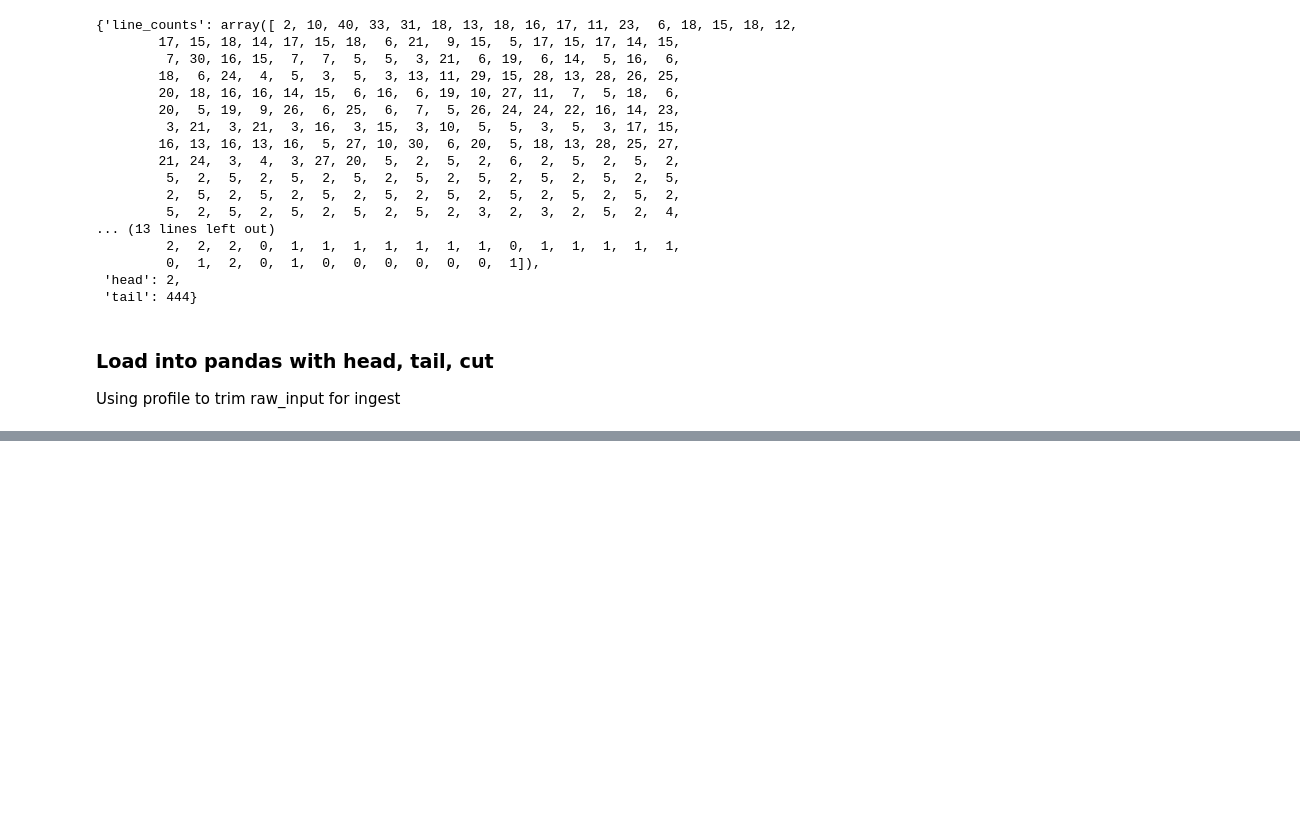
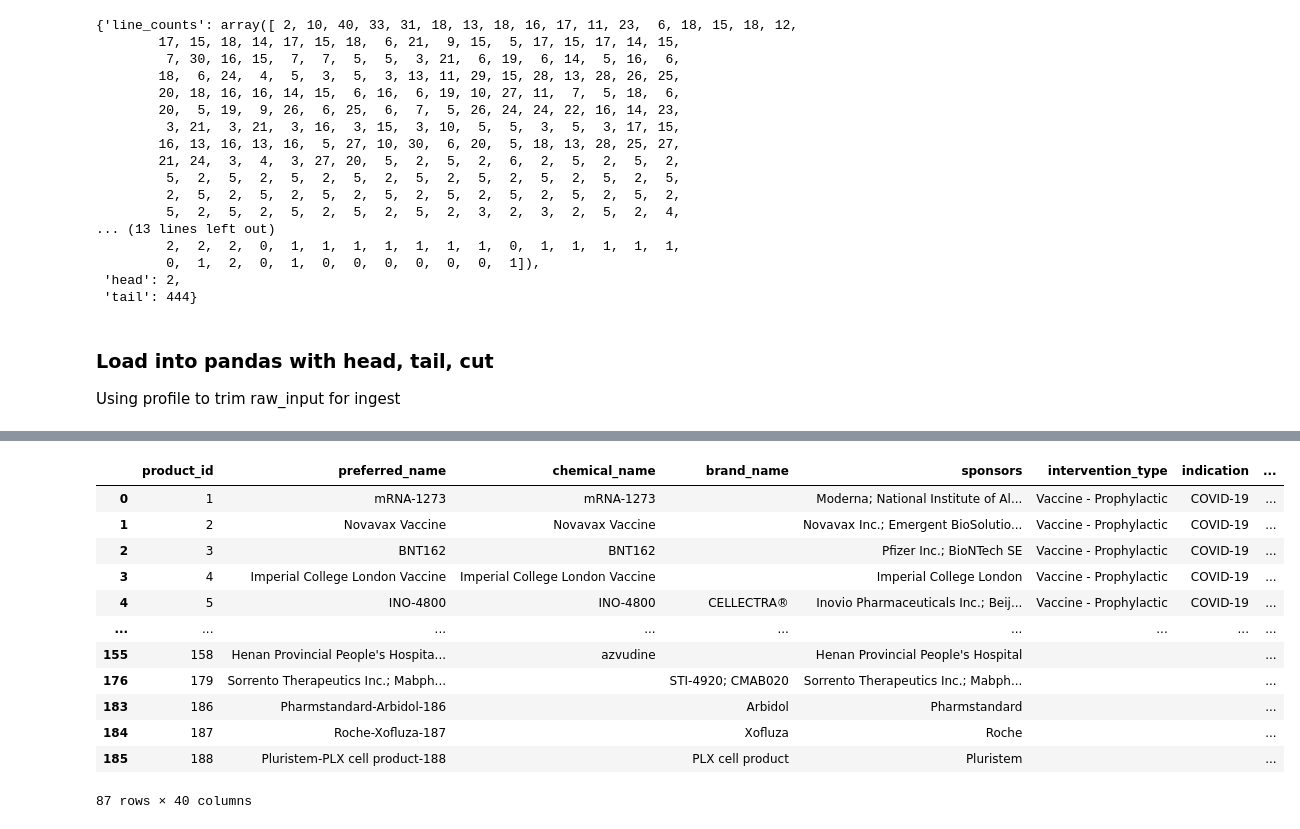
Before and after one commit to c19-rnd-dashboard/py-api-vac-rnd-dash, a Jupyter notebook: data/vaccines/Clean HelpWithCovid Vaccines.ipynb, the cells around one changed output, grey strips where cells are left out. Saved outputs shown, nothing was run; the diff lists cells and outputs as text; code cells hidden in the pictures; blank space fills up the shorter version.

Commit message:
enh: updated product model with more fields

```diff
--- a/data/vaccines/Clean HelpWithCovid Vaccines.ipynb
+++ b/data/vaccines/Clean HelpWithCovid Vaccines.ipynb
@@ -291,0 +331,2 @@ Date Update Performed
+# %%
+df1 = clean_valid_sources(df1)
@@ -291,0 +343,31 @@ Date Update Performed
+# %%
+# Infer preferred_name from other names
+
+def build_missing_preferred_names(df:pd.DataFrame)->pd.DataFrame:
+    df1 = df.copy()
+    for i in range(len(df)):
+        row = df1.iloc[i]
+        if len(row.preferred_name) < 2:
+            if (len(row.sponsors) > 0) and (len(row.chemical_name) > 0):
+                df1.iloc[i].preferred_name = '-'.join([row.sponsors, row.chemical_name, row.product_id])
+            elif (len(row.sponsors) > 0) and (len(row.brand_name) > 0):
+                df1.iloc[i].preferred_name = '-'.join([row.sponsors, row.brand_name, row.product_id])
+
+    return df1[df1.preferred_name.str.len() > 0]
+# %%
+df2 = build_missing_preferred_names(df1)
+df2
+# %% [output]
+|  | product_id | preferred_name | chemical_name | brand_name | sponsors | intervention_type | indication | ... |
+| 0 | 1 | mRNA-1273 | mRNA-1273 |  | Moderna; National Institute of Al... | Vaccine - Prophylactic | COVID-19 | ... |
+| 1 | 2 | Novavax Vaccine | Novavax Vaccine |  | Novavax Inc.; Emergent BioSolutio... | Vaccine - Prophylactic | COVID-19 | ... |
+| 2 | 3 | BNT162 | BNT162 |  | Pfizer Inc.; BioNTech SE | Vaccine - Prophylactic | COVID-19 | ... |
+| 3 | 4 | Imperial College London Vaccine | Imperial College London Vaccine |  | Imperial College London | Vaccine - Prophylactic | COVID-19 | ... |
+| 4 | 5 | INO-4800 | INO-4800 | CELLECTRA® | Inovio Pharmaceuticals Inc.; Beij... | Vaccine - Prophylactic | COVID-19 | ... |
+| ... | ... | ... | ... | ... | ... | ... | ... | ... |
+| 155 | 158 | Henan Provincial People's Hospita... | azvudine |  | Henan Provincial People's Hospital |  |  | ... |
+| 176 | 179 | Sorrento Therapeutics Inc.; Mabph... |  | STI-4920; CMAB020 | Sorrento Therapeutics Inc.; Mabph... |  |  | ... |
+| 183 | 186 | Pharmstandard-Arbidol-186 |  | Arbidol | Pharmstandard |  |  | ... |
+| 184 | 187 | Roche-Xofluza-187 |  | Xofluza | Roche |  |  | ... |
+| 185 | 188 | Pluristem-PLX cell product-188 |  | PLX cell product | Pluristem |  |  | ... |
+87 rows × 40 columns
```
Also changed, not shown: parts of 13 cells of this notebook, 1 other file.
